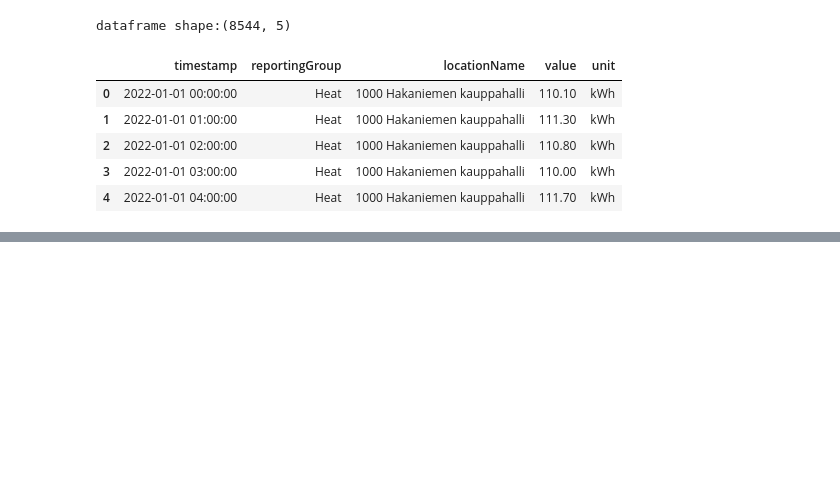
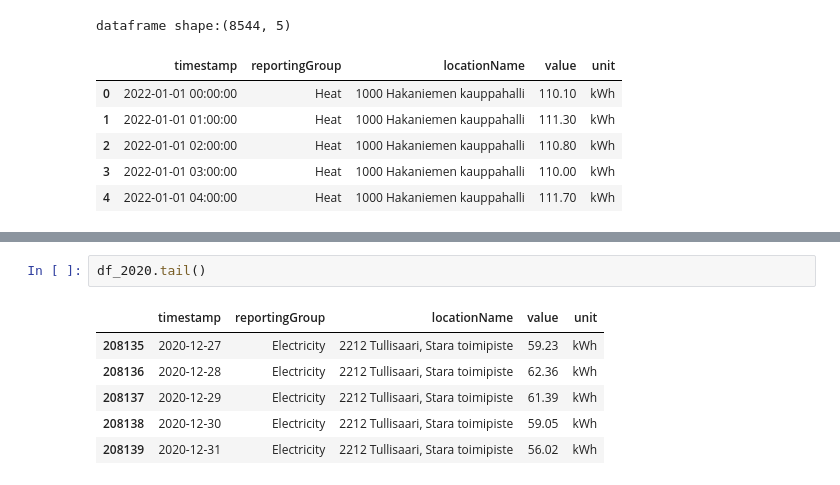
Before and after one commit to Jerry-Aremu/helsinki_energy_consumption, a Jupyter notebook: helsinki_properties_energy_consumption.ipynb, the cells around one changed output, grey strips where cells are left out. Drawn from its saved outputs; the diff is of its cells as text; blank space fills up the shorter version.

```diff
--- a/helsinki_properties_energy_consumption.ipynb
+++ b/helsinki_properties_energy_consumption.ipynb
@@ -262,0 +306,9 @@ the shape of the dataframe is: (205322, 5)
+# %%
+df_2020.tail()
+# %% [output]
+|  | timestamp | reportingGroup | locationName | value | unit |
+| 208135 | 2020-12-27 | Electricity | 2212 Tullisaari, Stara toimipiste | 59.23 | kWh |
+| 208136 | 2020-12-28 | Electricity | 2212 Tullisaari, Stara toimipiste | 62.36 | kWh |
+| 208137 | 2020-12-29 | Electricity | 2212 Tullisaari, Stara toimipiste | 61.39 | kWh |
+| 208138 | 2020-12-30 | Electricity | 2212 Tullisaari, Stara toimipiste | 59.05 | kWh |
+| 208139 | 2020-12-31 | Electricity | 2212 Tullisaari, Stara toimipiste | 56.02 | kWh |
```
Also changed, not shown: parts of 26 cells of this notebook.
